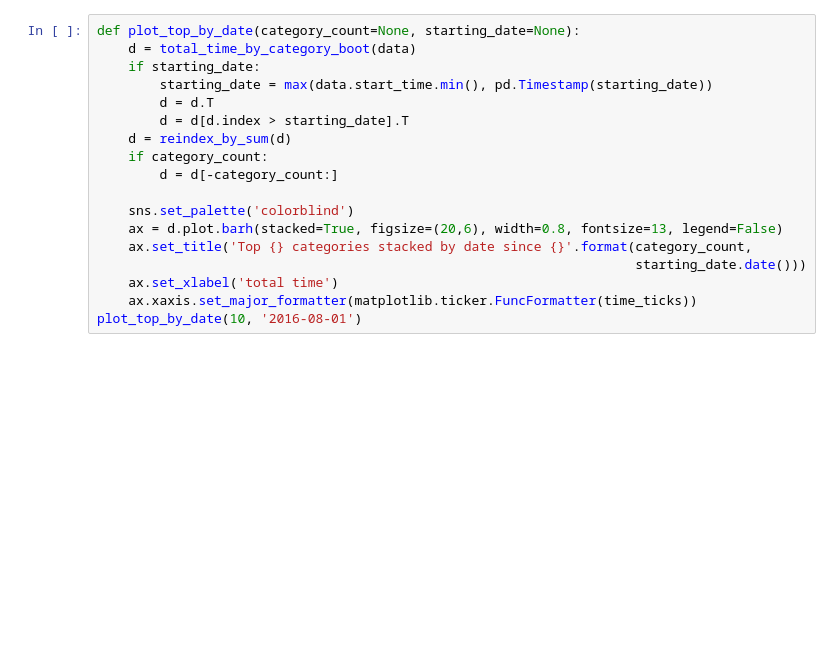
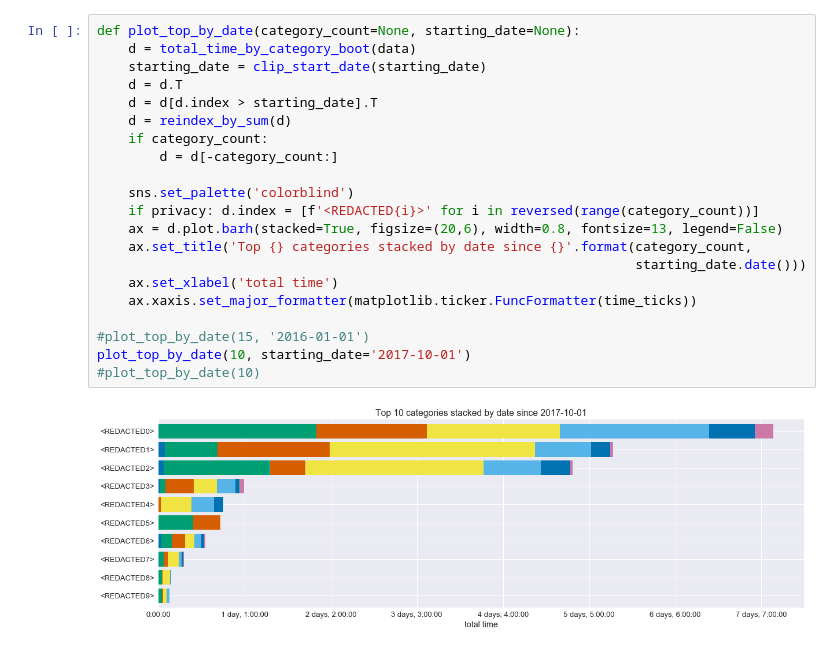
Before and after one commit to RomanKornev/Focus, a Jupyter notebook: Focus.ipynb, the cells around one changed output. Cells and saved outputs as stored; diff of their text form; blank space fills up the shorter version.

```diff
--- a/Focus.ipynb
+++ b/Focus.ipynb
@@ -178,19 +53,24 @@ plot_top_categories(10)
 # %%
 def plot_top_by_date(category_count=None, starting_date=None):
     d = total_time_by_category_boot(data)
-    if starting_date:
-        starting_date = max(data.start_time.min(), pd.Timestamp(starting_date))
-        d = d.T
-        d = d[d.index > starting_date].T
+    starting_date = clip_start_date(starting_date)
+    d = d.T
+    d = d[d.index > starting_date].T
     d = reindex_by_sum(d)
     if category_count:
         d = d[-category_count:]
 
     sns.set_palette('colorblind')
+    if privacy: d.index = [f'<REDACTED{i}>' for i in reversed(range(category_count))]
     ax = d.plot.barh(stacked=True, figsize=(20,6), width=0.8, fontsize=13, legend=False)
     ax.set_title('Top {} categories stacked by date since {}'.format(category_count,
                                                                      starting_date.date()))
     ax.set_xlabel('total time')
     ax.xaxis.set_major_formatter(matplotlib.ticker.FuncFormatter(time_ticks))
-plot_top_by_date(10, '2016-08-01')
+
+#plot_top_by_date(15, '2016-01-01')
+plot_top_by_date(10, starting_date='2017-10-01')
+#plot_top_by_date(10)
+# %% [output]
+[figure, added]
 # %%
```
Also changed, not shown: parts of 8 cells of this notebook, 4 other files.
